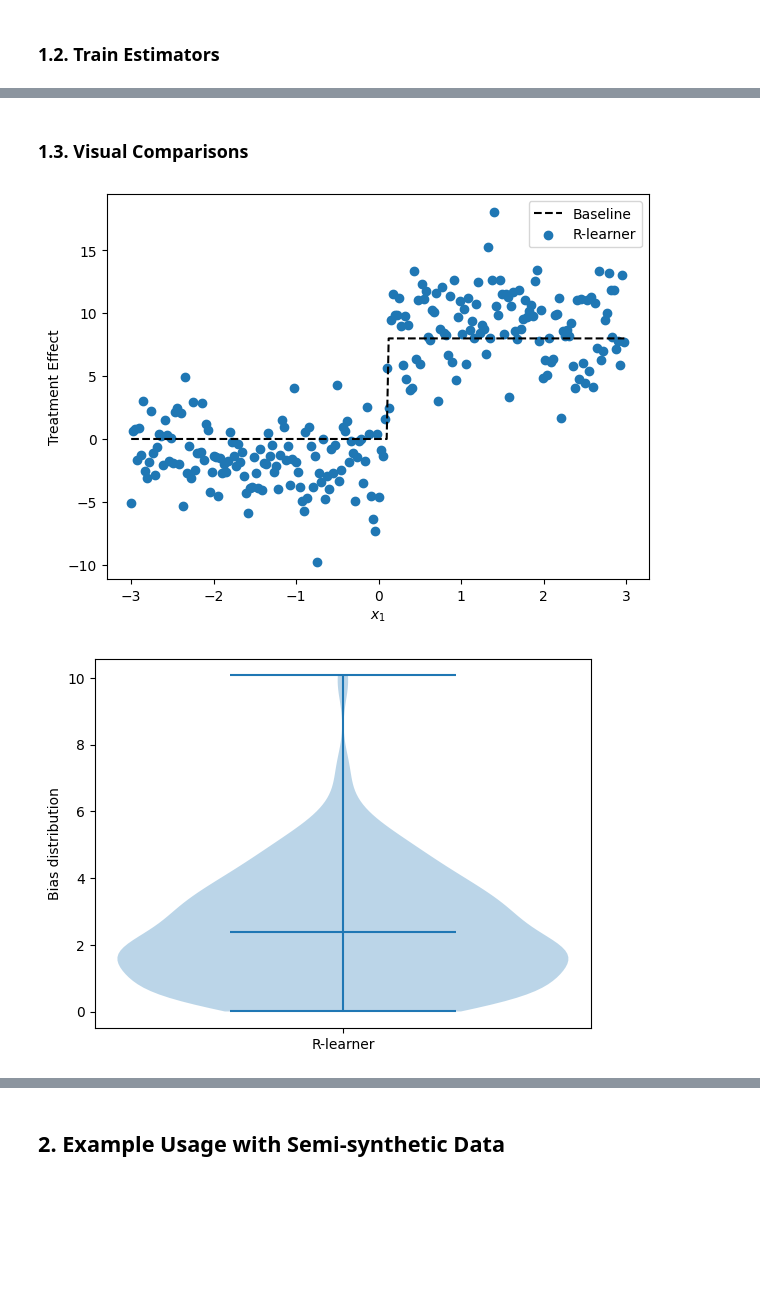
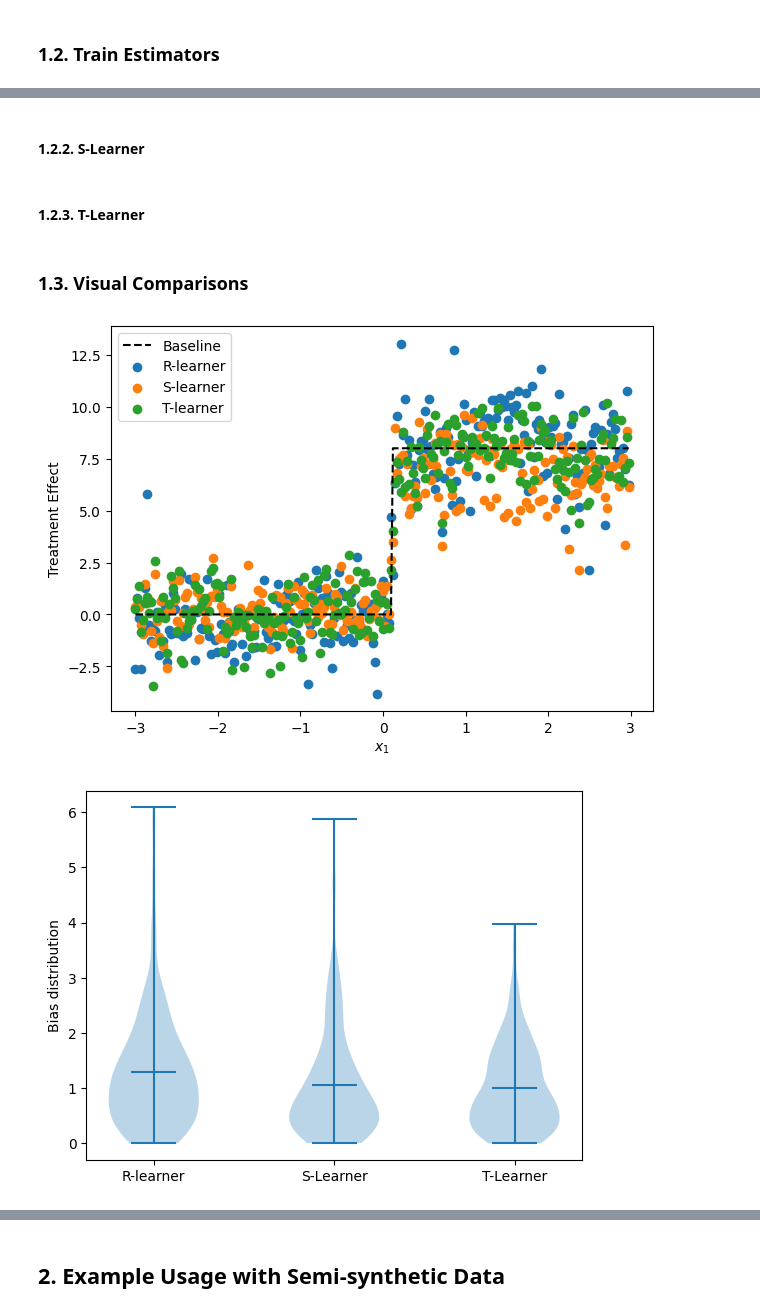
Before and after one commit to sjmoy90/r-learner, a Jupyter notebook: notebooks/example.ipynb, the cells around one changed output, grey strips where cells are left out. Cells and saved outputs as stored; diff of their text form; code cells hidden in the pictures; blank space fills up the shorter version.

Commit message:
add S- and T-Learners

```diff
--- a/notebooks/example.ipynb
+++ b/notebooks/example.ipynb
@@ -108,3 +112,40 @@ Best hyperparameters for tau_model:
+# %% [markdown]
+#### 1.2.2. S-Learner
+# %%
+# instantiate initial model architecture
+params = {
+    'max_depth': 6,
+    'n_estimators': 100,
+    'min_child_weight': 1e-2,
+    'objective': 'reg:squarederror'
+}
+overall_model = XGBRegressor(**params)
+S_learner = SLearner(overall_model=overall_model)
+
+# fit
+S_learner.fit(X, Y, T)
+
+# predict on test data
+S_te = S_learner.predict(X_test)
+# %% [markdown]
+#### 1.2.3. T-Learner
+# %%
+# instantiate initial model architecture
+params = {
+    'max_depth': 6,
+    'n_estimators': 100,
+    'min_child_weight': 1e-2,
+    'objective': 'reg:squarederror'
+}
+mu1_model = XGBRegressor(**params)
+mu0_model = XGBRegressor(**params)
+T_learner = TLearner(mu1_model=mu1_model, mu0_model=mu0_model)
+
+# fit
+T_learner.fit(X, Y, T)
+
+# predict on test data
+T_te = T_learner.predict(X_test)
 # %% [markdown]
 ### 1.3. Visual Comparisons
 # %%
@@ -112,18 +153,25 @@ Best hyperparameters for tau_model:
 plt.figure(figsize=(7, 5))
 plt.plot(X_test[:, 1], np.apply_along_axis(treatment_effect, 1, X_test), color='black', ls='--', label='Baseline')
 plt.scatter(X_test[:, 1], R_te, label="R-learner")
+plt.scatter(X_test[:, 1], S_te, label="S-learner")
+plt.scatter(X_test[:, 1], T_te, label="T-learner")
 plt.xlabel('$x_1$')
 plt.ylabel('Treatment Effect')
 plt.legend()
 plt.show()
 # %% [output]
-[figure, old version]
+[figure, new version]
 # %%
 # Visualization of bias distribution
 expected_te = np.apply_along_axis(treatment_effect, 1, X_test)
-plt.violinplot([np.abs(R_te - expected_te)], showmeans=True)
+plt.violinplot(
+    [
+        np.abs(R_te - expected_te),
+        np.abs(S_te - expected_te),
+        np.abs(T_te - expected_te)
+    ], showmeans=True)
 plt.ylabel("Bias distribution")
-plt.xticks([1], ['R-learner'])
+plt.xticks([1, 2, 3], ['R-learner', 'S-Learner', 'T-Learner'])
 plt.show()
 # %% [output]
-[figure, old version]
+[figure, new version]
```
Also changed, not shown: parts of 27 cells of this notebook, 3 other files.
